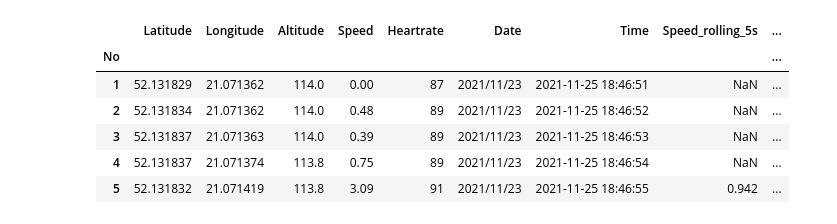
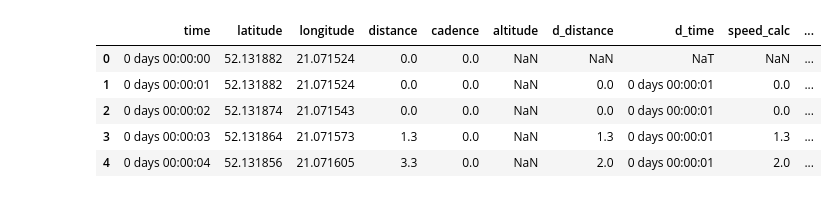
Before and after one commit to filipsPL/gps-accuracy, a Jupyter notebook: analysis.ipynb, the cells around one changed output. Saved outputs shown, nothing was run; the diff lists cells and outputs as text; code cells hidden in the pictures.

```diff
--- a/analysis.ipynb
+++ b/analysis.ipynb
@@ -20,11 +20,22 @@ sns.set(font_scale=2,
 # %%
 def readCsv(filename, offset, source, hardware):
 
-    run = pd.read_csv(filename, delimiter=",", index_col=0)
-    run["Time"] = pd.to_datetime(run["Time"], infer_datetime_format=True)  + offset
-    run["Speed_rolling_5s"] = run["Speed"].rolling(5).mean()
-    run["Speed_rolling_10s"] = run["Speed"].rolling(10).mean()
-    run["Speed_rolling_15s"] = run["Speed"].rolling(15).mean()
+    run = pd.read_csv(filename, delimiter=",")
+    run["time"] = pd.to_datetime(run["time"], infer_datetime_format=True)  + offset
+
+    startTime = run.iloc[0]["time"]
+    print(startTime)
+
+    run["time"] = run["time"] - startTime
+
+    # calculate speed
+    run['d_distance'] = run['distance'].diff()
+    run['d_time'] = run['time'].diff()
+    run['speed_calc'] = run['d_distance'] / run['d_time'].dt.total_seconds()
+
+    run["speed_rolling_5s"] = run["speed_calc"].rolling(5).mean()
+    run["speed_rolling_10s"] = run["speed_calc"].rolling(10).mean()
+    run["speed_rolling_15s"] = run["speed_calc"].rolling(15).mean()
     run["source"] = source
     run["hardware"] = hardware
 
@@ -34,21 +45,22 @@ run = {}
 
 # gps+fp
 run[1] = {}
-run[1]["g"] = readCsv("2-csv/forerunner-82911648.csv", pd.DateOffset(hours=1), "garmin", "gps+footpod")
-run[1]["p"] = readCsv("2-csv/polar2021-10-24_18-46-22.csv", pd.DateOffset(hours=-2,seconds=28), "polar", "gps+footpod")
+run[1]["g"] = readCsv("2-csv/forerunner-82911648.csv", pd.DateOffset(hours=2), "garmin", "gps+footpod")
+run[1]["p"] = readCsv("2-csv/polar2021-10-24_18-46-22.csv", pd.DateOffset(months=1, days=-1, hours=0,seconds=28), "polar", "gps+footpod")
 
 
 # gps only
 run[2] = {}
-run[2]["g"] = readCsv("2-csv/forerunner-82912399.csv", pd.DateOffset(hours=1), "garmin", "gps")
-run[2]["p"] = readCsv("2-csv/polar2021-10-24_18-58-31.csv", pd.DateOffset(hours=-2,seconds=28), "polar", "gps")
+run[2]["g"] = readCsv("2-csv/forerunner-82912399.csv", pd.DateOffset(hours=2), "garmin", "gps")
+run[2]["p"] = readCsv("2-csv/polar2021-10-24_18-58-31.csv", pd.DateOffset(months=1, days=-1, hours=0,seconds=23), "polar", "gps")
 
 
 # fp only
 run[3] = {}
-run[3]["g"] = readCsv("2-csv/forerunner-82912973_mod.csv", pd.DateOffset(hours=1), "garmin", "footpod")
-run[3]["p"] = readCsv("2-csv/polar2021-10-24_19-11-09.csv", pd.DateOffset(hours=-2,seconds=28), "polar", "footpod")
+run[3]["g"] = readCsv("2-csv/forerunner-82912973.csv", pd.DateOffset(hours=2), "garmin", "footpod")
+run[3]["p"] = readCsv("2-csv/polar2021-10-24_19-11-09.csv", pd.DateOffset(months=1, days=-1, hours=0,seconds=23), "polar", "footpod")
 
 
-run[1]["g"].head(5)
+
+run[1]["p"].head(5)
 # %% [output]
@@ -55,7 +73,6 @@ run[1]["g"].head(5)
-|  | Latitude | Longitude | Altitude | Speed | Heartrate | Date | Time | Speed_rolling_5s | ... |
-| No |  |  |  |  |  |  |  |  | ... |
-| 1 | 52.131829 | 21.071362 | 114.0 | 0.00 | 87 | 2021/11/23 | 2021-11-25 18:46:51 | NaN | ... |
-| 2 | 52.131834 | 21.071362 | 114.0 | 0.48 | 89 | 2021/11/23 | 2021-11-25 18:46:52 | NaN | ... |
-| 3 | 52.131837 | 21.071363 | 114.0 | 0.39 | 89 | 2021/11/23 | 2021-11-25 18:46:53 | NaN | ... |
-| 4 | 52.131837 | 21.071374 | 113.8 | 0.75 | 89 | 2021/11/23 | 2021-11-25 18:46:54 | NaN | ... |
-| 5 | 52.131832 | 21.071419 | 113.8 | 3.09 | 91 | 2021/11/23 | 2021-11-25 18:46:55 | 0.942 | ... |
+|  | time | latitude | longitude | distance | cadence | altitude | d_distance | d_time | speed_calc | ... |
+| 0 | 0 days 00:00:00 | 52.131882 | 21.071524 | 0.0 | 0.0 | NaN | NaN | NaT | NaN | ... |
+| 1 | 0 days 00:00:01 | 52.131882 | 21.071524 | 0.0 | 0.0 | NaN | 0.0 | 0 days 00:00:01 | 0.0 | ... |
+| 2 | 0 days 00:00:02 | 52.131874 | 21.071543 | 0.0 | 0.0 | NaN | 0.0 | 0 days 00:00:01 | 0.0 | ... |
+| 3 | 0 days 00:00:03 | 52.131864 | 21.071573 | 1.3 | 0.0 | NaN | 1.3 | 0 days 00:00:01 | 1.3 | ... |
+| 4 | 0 days 00:00:04 | 52.131856 | 21.071605 | 3.3 | 0.0 | NaN | 2.0 | 0 days 00:00:01 | 2.0 | ... |
```
Also changed, not shown: parts of 7 cells of this notebook, 3 other files.
